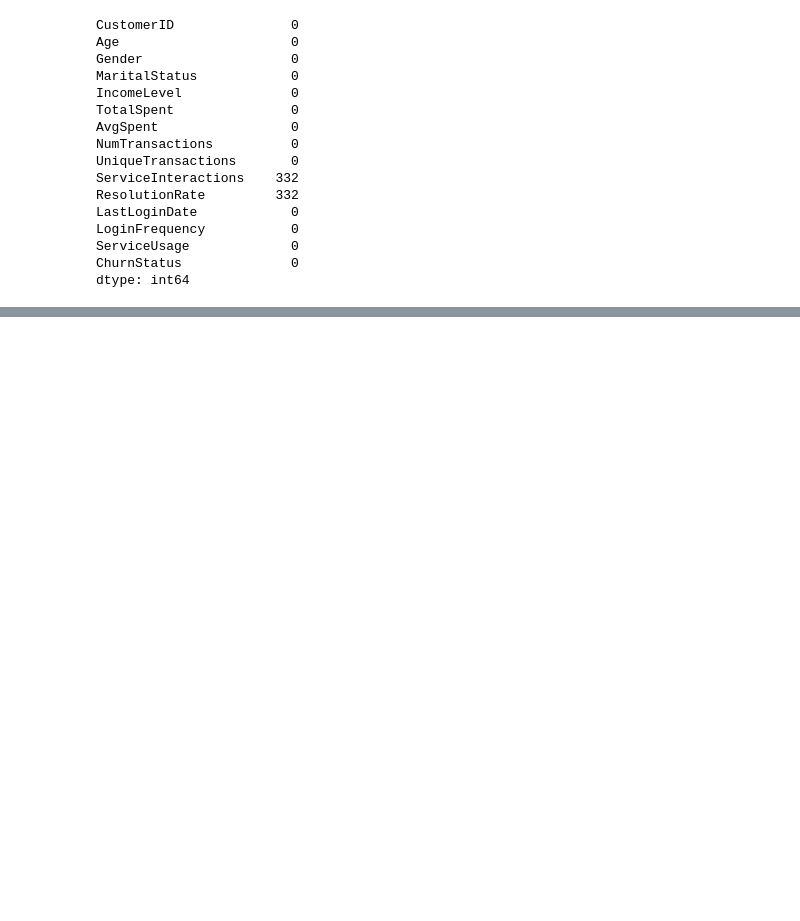
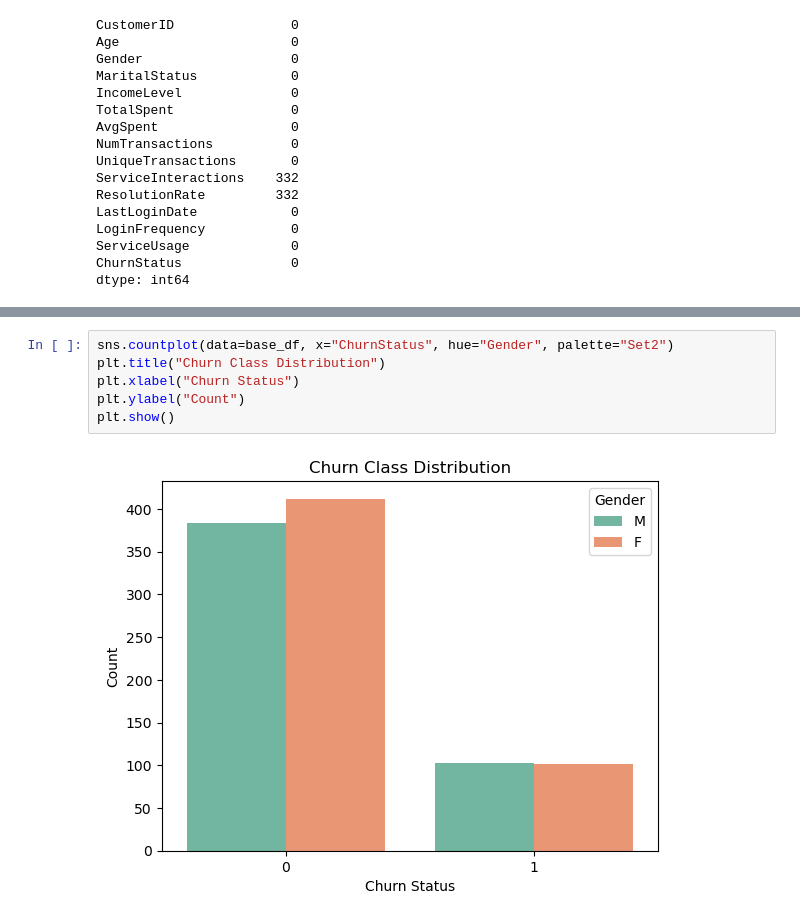
Before and after one commit to ethanaire/Lloyds-Banking-Group-Data-Science-Analytics, a Jupyter notebook: Task 1 - EDA and Data Preprocessing.ipynb, the cells around one changed output, grey strips where cells are left out. Saved outputs shown, nothing was run; the diff lists cells and outputs as text; blank space fills up the shorter version.

```diff
--- a/Task 1 - EDA and Data Preprocessing.ipynb
+++ b/Task 1 - EDA and Data Preprocessing.ipynb
@@ -157,0 +137,8 @@ df_encoded.head()
+# %%
+sns.countplot(data=base_df, x="ChurnStatus", hue="Gender", palette="Set2")
+plt.title("Churn Class Distribution")
+plt.xlabel("Churn Status")
+plt.ylabel("Count")
+plt.show()
+# %% [output]
+[figure, added]
```
Also changed, not shown: parts of 22 cells of this notebook.
